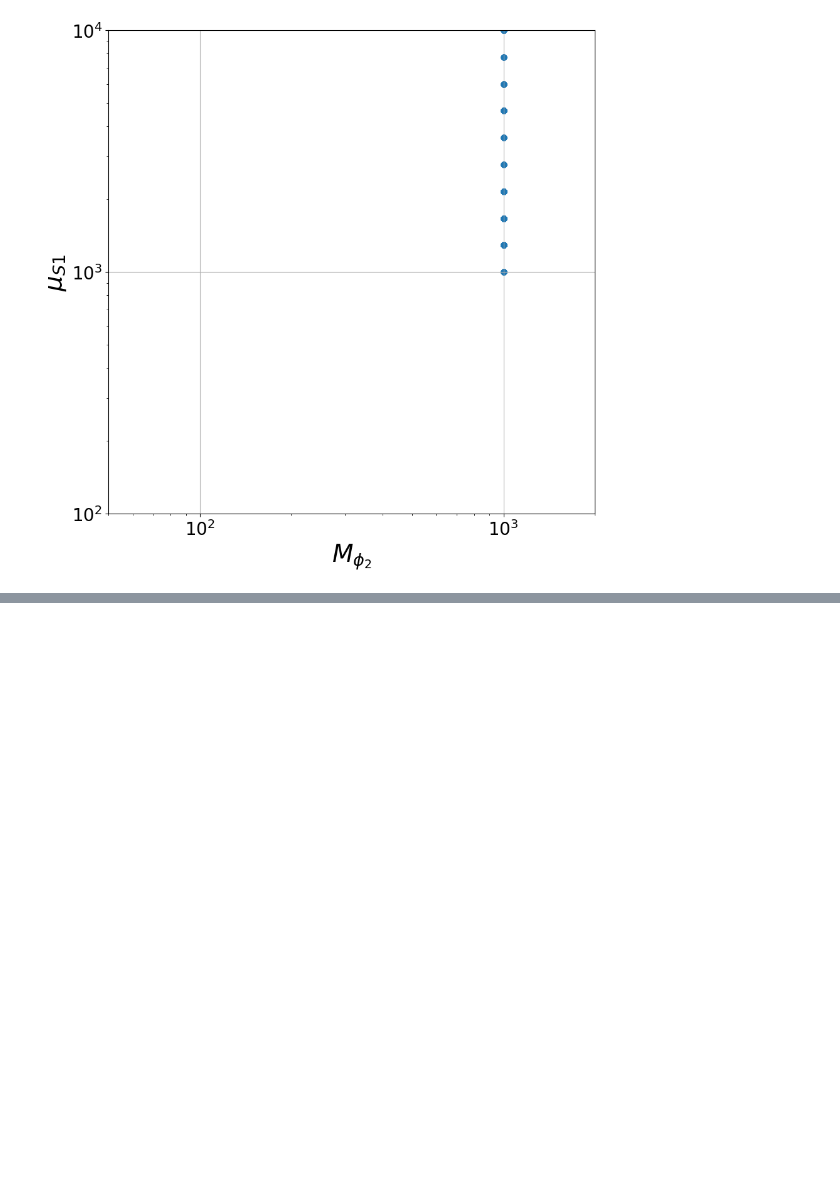
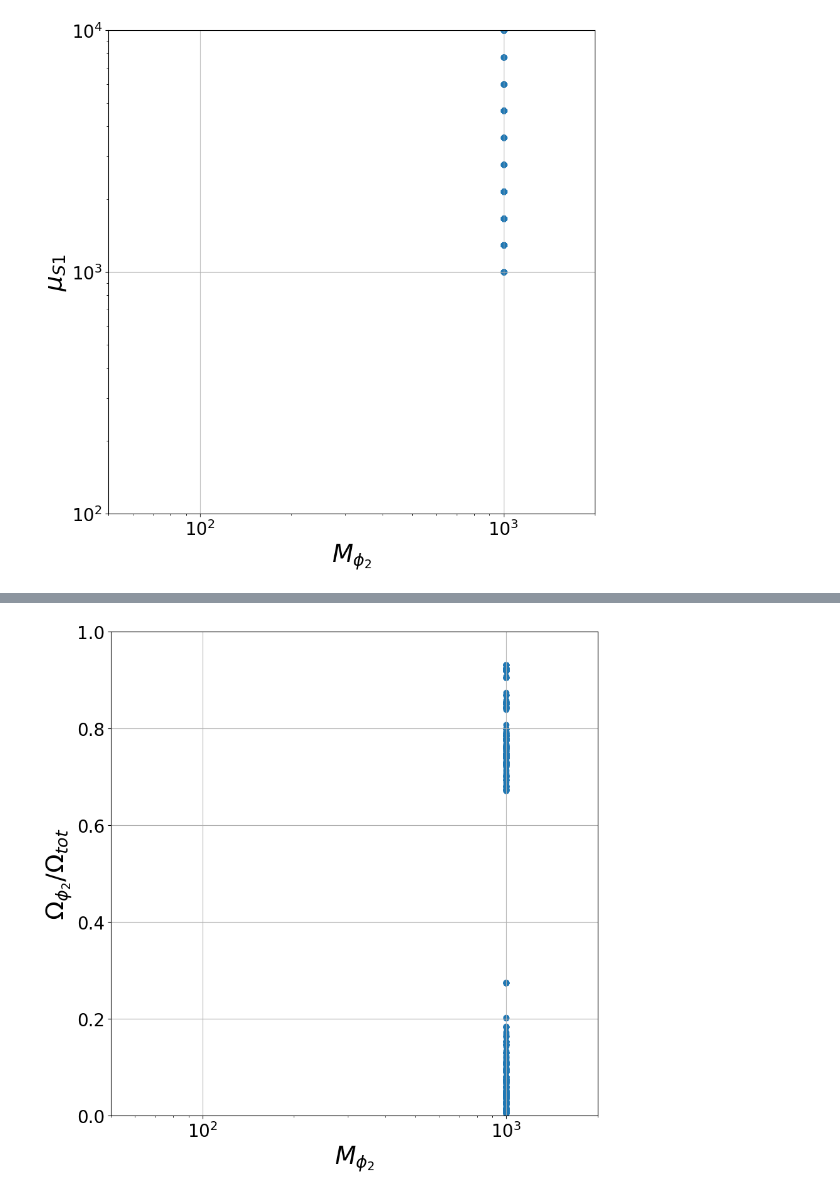
Before and after one commit to sgogoeg/tdg, a Jupyter notebook: Scripts/2SDMZ4/plots.ipynb, the cells around one changed output, grey strips where cells are left out. Cells and saved outputs as stored; diff of their text form; code cells hidden in the pictures; blank space fills up the shorter version.

```diff
--- a/Scripts/2SDMZ4/plots.ipynb
+++ b/Scripts/2SDMZ4/plots.ipynb
@@ -61,3 +11,34 @@ line = np.array(closest_values_list)
+# %%
+# Load the CSV file into a NumPy array
+data = np.loadtxt('output_Z4_notrandom.csv', delimiter=',')
+
+# Extraer parametros para probar acoples no imaginarios
+
+mass_1 = data[:, 0]
+
+mass_2 = data[:, 2]
+
+ls1 = data[:, 5]
+
+ls2 = data[:, 6]
+
+# Extraer la columna de densidad de reliquia total
+omega_column = data[:, -1]
+
+cond1 = (0.11 < omega_column)
+
+cond2 = (omega_column < 0.13)
+
+cond3 = ((mass_1**2 - 1/2 * ls1 * 246**2) > 0)
+
+cond4 = ((mass_2**2 - 1/2 * ls2 * 246**2) > 0)
+
+cond5 = (mass_2 < mass_1)
+
+condtot = cond1*cond2*cond3*cond4*cond5
+
+# Filtrar los valores que esten en el intervalo
+data_filtered = data[condtot, :]
 # %%
 print(data_filtered.shape)
 # %% [output]
@@ -81,0 +85,16 @@ plt.show()
+# %%
+plt.figure(figsize=(10,10))
+plt.scatter(data_filtered[:,2],data_filtered[:,-2]/(data_filtered[:,-1]))
+plt.xscale('log')
+
+plt.xticks(size=20)
+plt.yticks(size=20)
+plt.ylabel(r"$\Omega_{\phi_2} / \Omega_{tot}$", size=28)
+plt.xlabel(r"$M_{\phi_2}$", size=28)
+plt.xlim(5e1,2e3)
+plt.ylim(0,1)
+plt.grid()
+plt.savefig("relicdensity1.png")
+plt.show()
+# %% [output]
+[figure, added]
```
Also changed, not shown: parts of 4 cells of this notebook, 9 other files.
